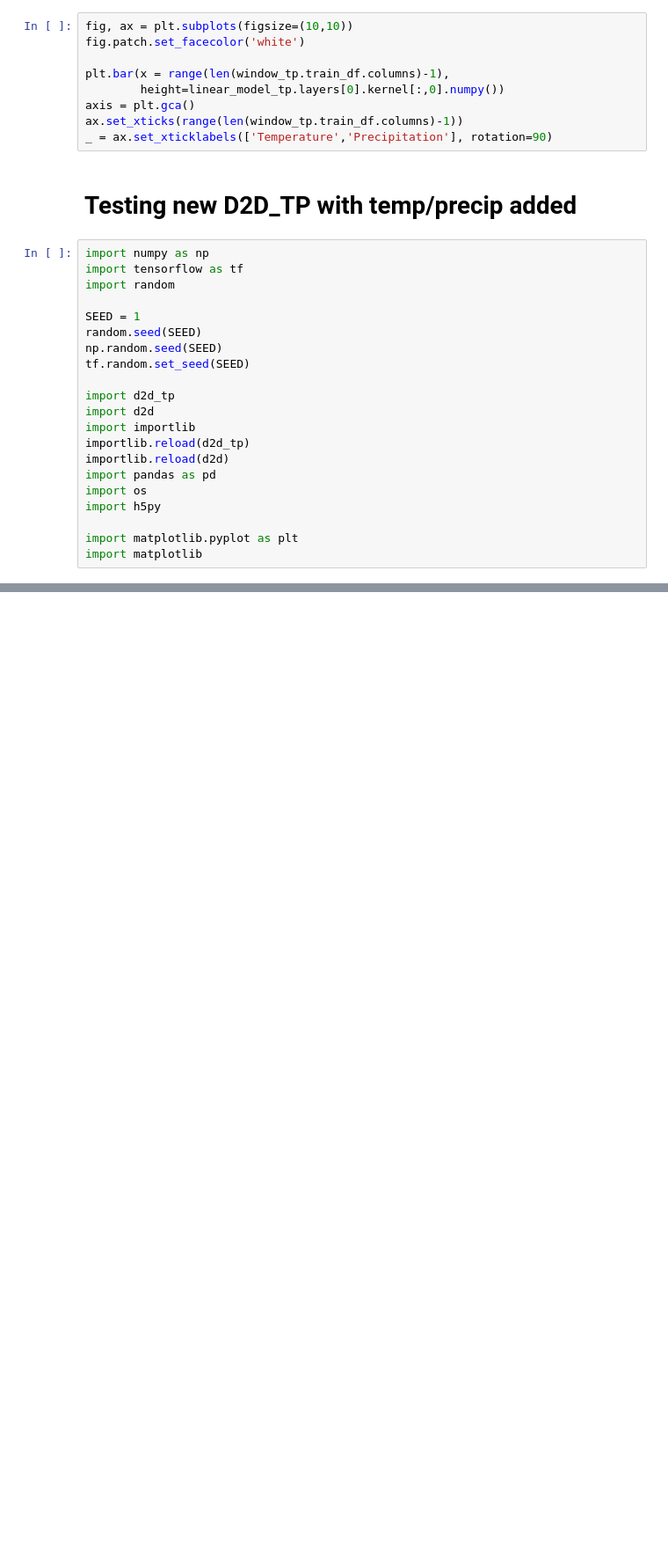
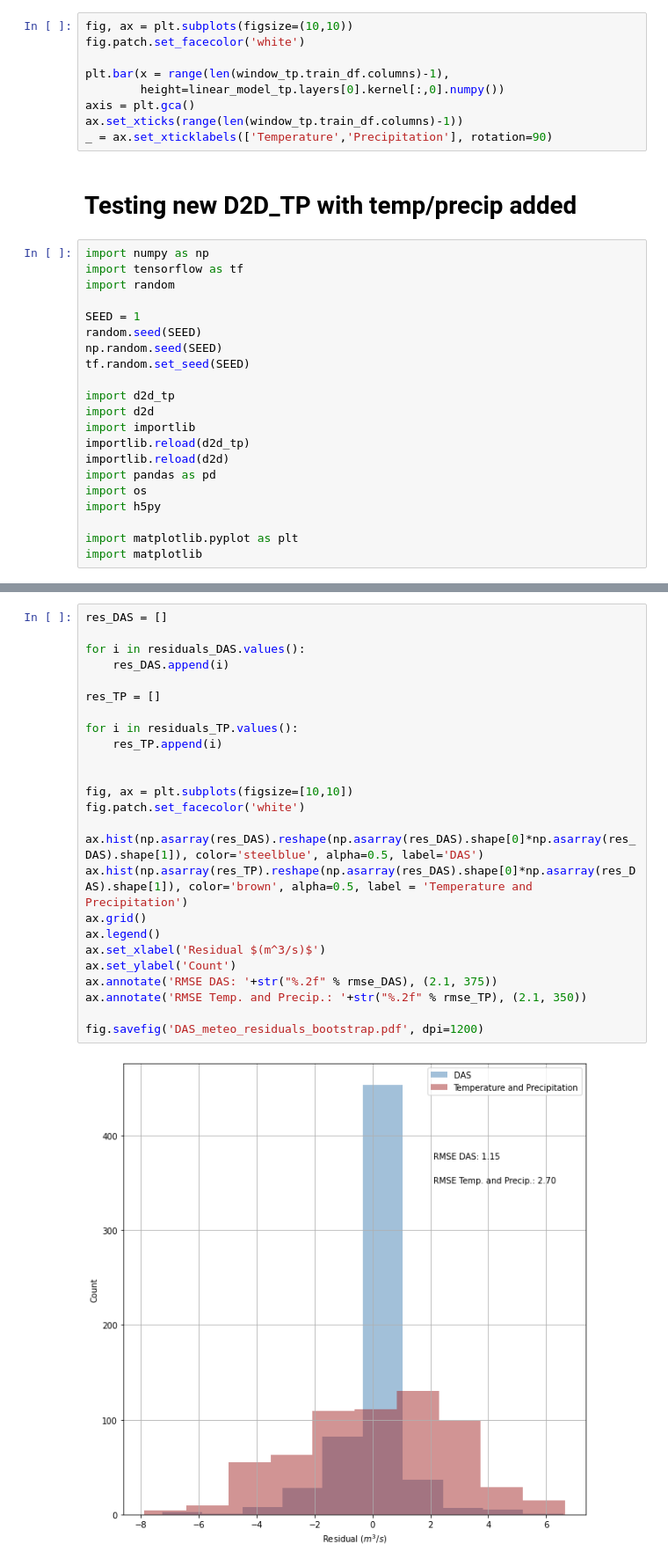
Before and after one commit to epic-research-group/das-to-discharge, a Jupyter notebook: temp_precip_discharge_prediction.ipynb, the cells around one changed output, grey strips where cells are left out. Shown at 88% size. Cells and saved outputs as stored; diff of their text form; blank space fills up the shorter version.

```diff
--- a/temp_precip_discharge_prediction.ipynb
+++ b/temp_precip_discharge_prediction.ipynb
@@ -637,0 +807,27 @@ Epoch 12/1000
+# %%
+res_DAS = []
+
+for i in residuals_DAS.values():
+    res_DAS.append(i)
+
+res_TP = []
+
+for i in residuals_TP.values():
+    res_TP.append(i)
+
+
+fig, ax = plt.subplots(figsize=[10,10])
+fig.patch.set_facecolor('white')
+
+ax.hist(np.asarray(res_DAS).reshape(np.asarray(res_DAS).shape[0]*np.asarray(res_DAS).shape[1]), color='steelblue', alpha=0.5, label='DAS')
+ax.hist(np.asarray(res_TP).reshape(np.asarray(res_DAS).shape[0]*np.asarray(res_DAS).shape[1]), color='brown', alpha=0.5, label = 'Temperature and Precipitation')
+ax.grid()
+ax.legend()
+ax.set_xlabel('Residual $(m^3/s)$')
+ax.set_ylabel('Count')
+ax.annotate('RMSE DAS: '+str("%.2f" % rmse_DAS), (2.1, 375))
+ax.annotate('RMSE Temp. and Precip.: '+str("%.2f" % rmse_TP), (2.1, 350))
+
+fig.savefig('DAS_meteo_residuals_bootstrap.pdf', dpi=1200)
+# %% [output]
+[figure, added]
```
Also changed, not shown: parts of 8 cells of this notebook, 12 other files.
